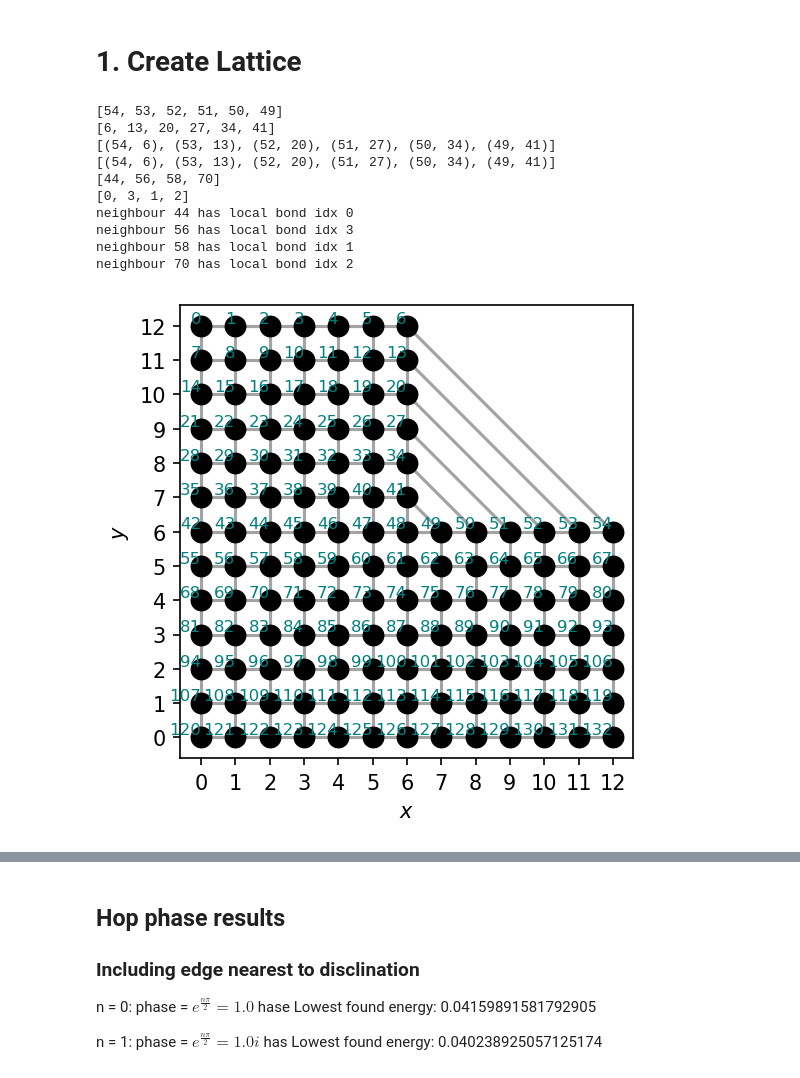
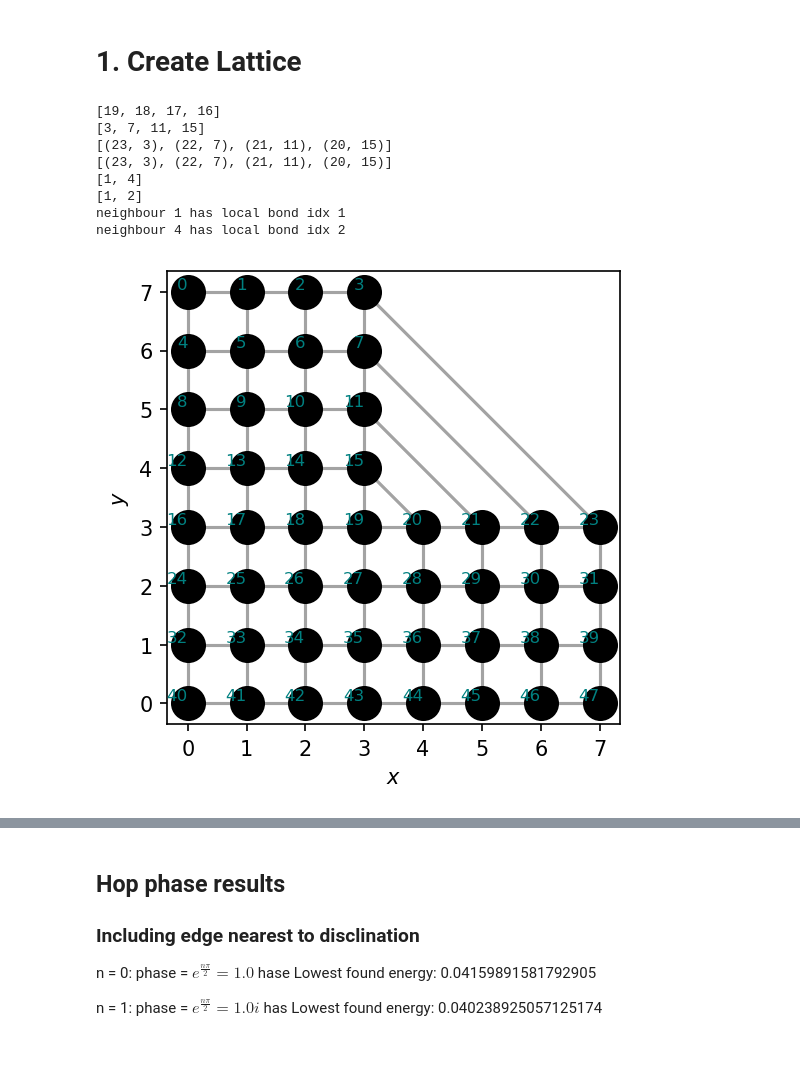
Before and after one commit to isschoch/chiral-p-wave-on-buckyball-geometry, a Jupyter notebook: sc_disclination_codim_2.ipynb, the cells around one changed output, grey strips where cells are left out. Drawn from its saved outputs; the diff is of its cells as text; code cells hidden in the pictures.

```diff
--- a/sc_disclination_codim_2.ipynb
+++ b/sc_disclination_codim_2.ipynb
@@ -14,7 +14,7 @@ phase_geom = 1j
 phase_vortex = -1
 codim = 1
 
-N = 13
+N = 8
 lattice = SquareLattice(N, "open")
 
 # lattice.add_bonds(
@@ -75,43 +75,41 @@ flagged_bonds_vortex = flagged_bonds_geom
 #     (49, 56),
 #     (50, 57),
 #     (51, 58),
 #     (52, 59),
 #     (53, 60),
 #     (54, 61),
 #     (55, 62),
 # ]
 
 lattice_sites = lattice.get_sites()
 lattice_bonds = lattice.get_bonds()
 num_sites = lattice.get_num_sites()
 lattice.plot(True)
 
 local_bond_indices = lattice.get_local_bond_indices()
 
 
 # flagged_bonds_geom.pop()
 # flagged_bonds_vortex.pop()
 print(flagged_bonds_geom)
 print(flagged_bonds_vortex)
 
-idx_of_interest = 57
+idx_of_interest = 0
 print(lattice._bonds[idx_of_interest])
 print(lattice._local_bond_idx[idx_of_interest])
 
 for neigh_idx in lattice_bonds[idx_of_interest]:
     print(
         f"neighbour {neigh_idx} has local bond idx {lattice.get_local_bond_index(idx_of_interest, neigh_idx)}"
     )
 # %% [output]
-[54, 53, 52, 51, 50, 49]
-[6, 13, 20, 27, 34, 41]
-[(54, 6), (53, 13), (52, 20), (51, 27), (50, 34), (49, 41)]
-[(54, 6), (53, 13), (52, 20), (51, 27), (50, 34), (49, 41)]
-[44, 56, 58, 70]
-[0, 3, 1, 2]
-neighbour 44 has local bond idx 0
-neighbour 56 has local bond idx 3
-neighbour 58 has local bond idx 1
-neighbour 70 has local bond idx 2
+[19, 18, 17, 16]
+[3, 7, 11, 15]
+[(23, 3), (22, 7), (21, 11), (20, 15)]
+[(23, 3), (22, 7), (21, 11), (20, 15)]
+[1, 4]
+[1, 2]
+neighbour 1 has local bond idx 1
+neighbour 4 has local bond idx 2
-[figure, old version]
+[figure, new version]
 # %%
```
Also changed, not shown: parts of 5 cells of this notebook, 10 other files.
